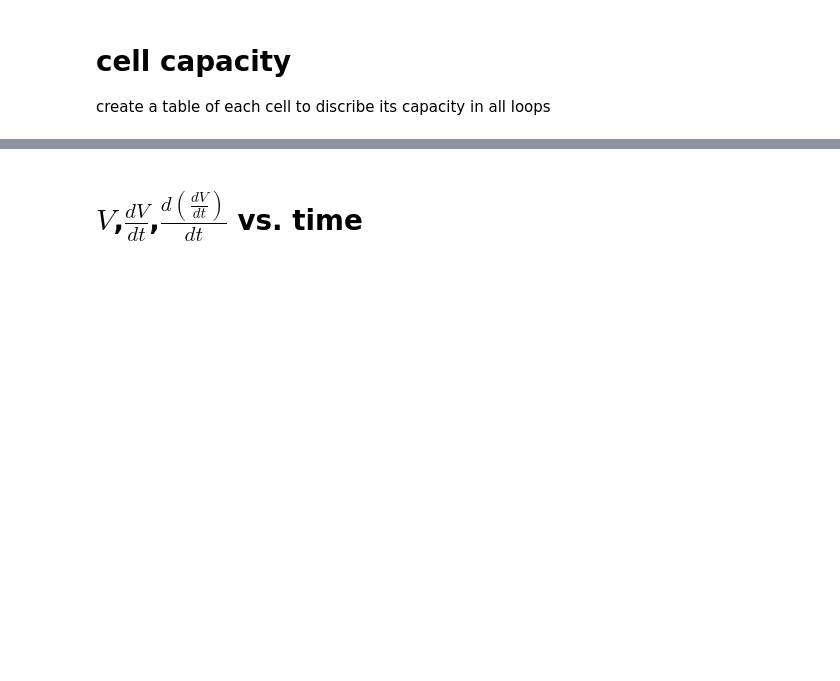
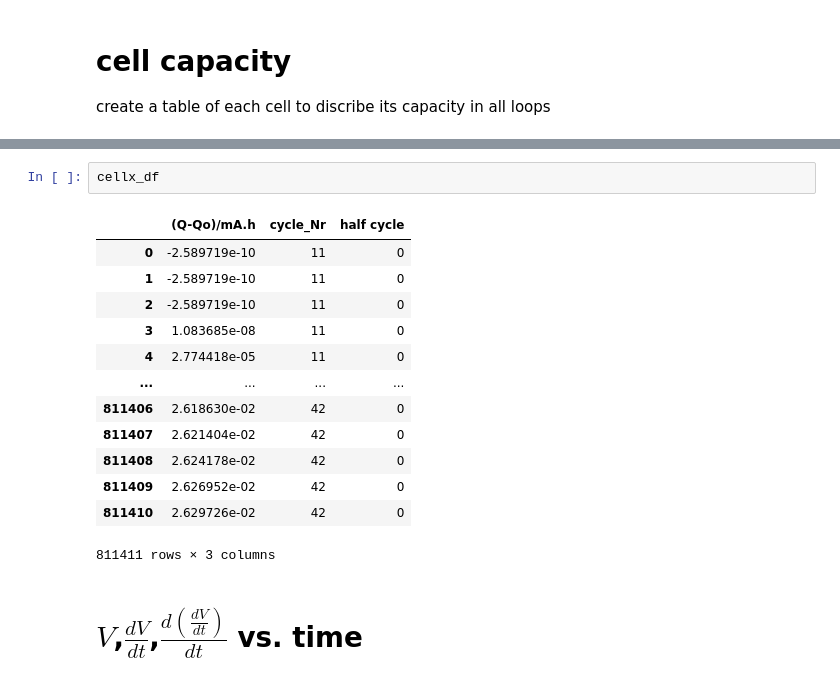
Before and after one commit to Yue-Yao/EIS, a Jupyter notebook: Dataset_EIS.ipynb, the cells around one changed output, grey strips where cells are left out. Drawn from its saved outputs; the diff is of its cells as text; blank space fills up the shorter version.

```diff
--- a/Dataset_EIS.ipynb
+++ b/Dataset_EIS.ipynb
@@ -437,3 +477,19 @@ Series([], Name: (Q-Qo)/mA.h, dtype: float64)
+# %%
+cellx_df
+# %% [output]
+|  | (Q-Qo)/mA.h | cycle_Nr | half cycle |
+| 0 | -2.589719e-10 | 11 | 0 |
+| 1 | -2.589719e-10 | 11 | 0 |
+| 2 | -2.589719e-10 | 11 | 0 |
+| 3 | 1.083685e-08 | 11 | 0 |
+| 4 | 2.774418e-05 | 11 | 0 |
+| ... | ... | ... | ... |
+| 811406 | 2.618630e-02 | 42 | 0 |
+| 811407 | 2.621404e-02 | 42 | 0 |
+| 811408 | 2.624178e-02 | 42 | 0 |
+| 811409 | 2.626952e-02 | 42 | 0 |
+| 811410 | 2.629726e-02 | 42 | 0 |
+811411 rows × 3 columns
 # %% [markdown]
 # $V$,$\frac {dV}{dt}$,$\frac{d(\frac {dV}{dt})}{dt}$ vs. time
 # %%
```
Also changed, not shown: parts of 7 cells of this notebook.
